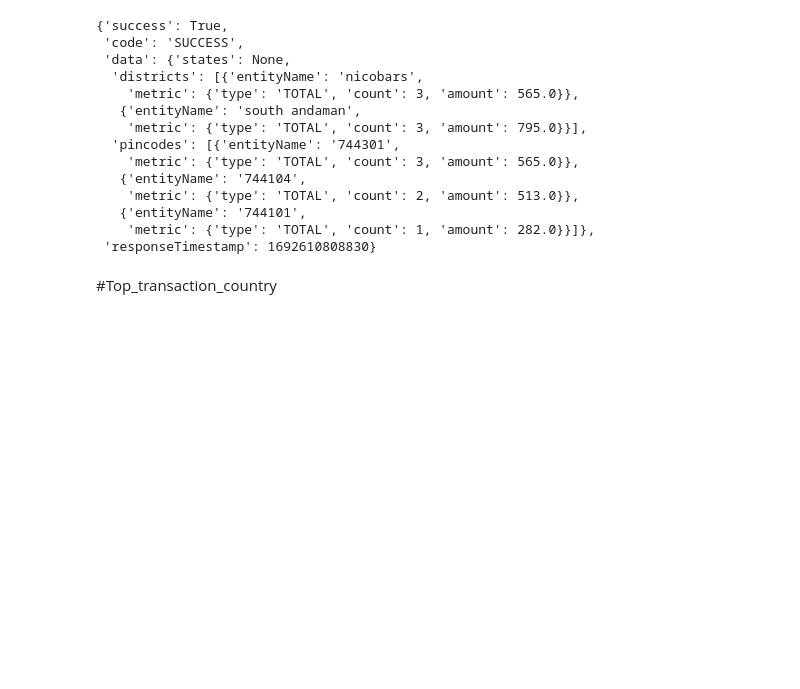
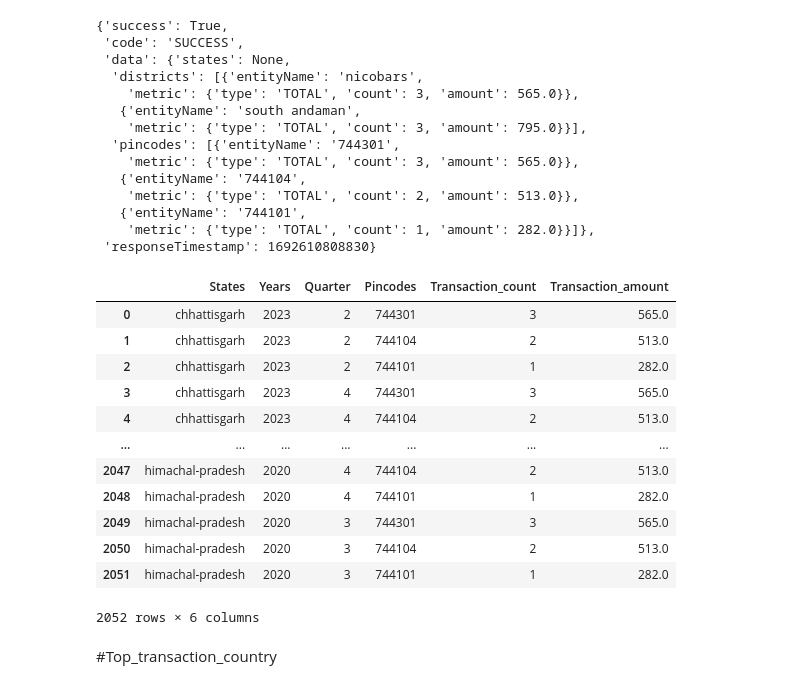
Before and after one commit to sripriya444/DS-COURSE, a Jupyter notebook: Phonepe.ipynb, the cells around one changed output. Cells and saved outputs as stored; diff of their text form; code cells hidden in the pictures; blank space fills up the shorter version.

```diff
--- a/Phonepe.ipynb
+++ b/Phonepe.ipynb
@@ -740,6 +752,52 @@ data
    {'entityName': '744101',
     'metric': {'type': 'TOTAL', 'count': 1, 'amount': 282.0}}]},
  'responseTimestamp': 1692610808830}
+# %%
+top_ins_data={'States':[], 'Years':[], 'Quarter':[], 'Pincodes':[], 'Transaction_count':[], 'Transaction_amount':[]}
+
+
+for state in top_ins_state_list:
+    years=os.listdir(f"{top_ins_state_path}/{state}")
+    for year in years:
+        quarter=os.listdir(f"{top_ins_state_path}/{state}/{year}")
+        for qtr in quarter:
+           path=f"{top_ins_state_path}/{state}/{year}/{qtr}"
+           #print(path)
+
+           with open(top_ins_path,'r') as f:
+              data=json.load(f)
+           #print(data)
+           try:
+              for i in data['data']['pincodes']:
+                entityName=i['entityName']
+                count=i['metric']['count']
+                amount=i['metric']['amount']
+                top_ins_data['Pincodes'].append(entityName)
+                top_ins_data['Transaction_count'].append(count)
+                top_ins_data['Transaction_amount'].append(amount)
+                top_ins_data['States'].append(state)
+                top_ins_data['Years'].append(year)
+                top_ins_data['Quarter'].append(int(qtr.strip(".json")))
+           except:
+               pass
+top_ins_data
+# %%
+top_ins_data_df=pd.DataFrame(top_ins_data)
+top_ins_data_df
+# %% [output]
+|  | States | Years | Quarter | Pincodes | Transaction_count | Transaction_amount |
+| 0 | chhattisgarh | 2023 | 2 | 744301 | 3 | 565.0 |
+| 1 | chhattisgarh | 2023 | 2 | 744104 | 2 | 513.0 |
+| 2 | chhattisgarh | 2023 | 2 | 744101 | 1 | 282.0 |
+| 3 | chhattisgarh | 2023 | 4 | 744301 | 3 | 565.0 |
+| 4 | chhattisgarh | 2023 | 4 | 744104 | 2 | 513.0 |
+| ... | ... | ... | ... | ... | ... | ... |
+| 2047 | himachal-pradesh | 2020 | 4 | 744104 | 2 | 513.0 |
+| 2048 | himachal-pradesh | 2020 | 4 | 744101 | 1 | 282.0 |
+| 2049 | himachal-pradesh | 2020 | 3 | 744301 | 3 | 565.0 |
+| 2050 | himachal-pradesh | 2020 | 3 | 744104 | 2 | 513.0 |
+| 2051 | himachal-pradesh | 2020 | 3 | 744101 | 1 | 282.0 |
+2052 rows × 6 columns
 # %% [markdown]
 #Top_transaction_country
 # %%
```
Also changed, not shown: parts of 13 cells of this notebook.
